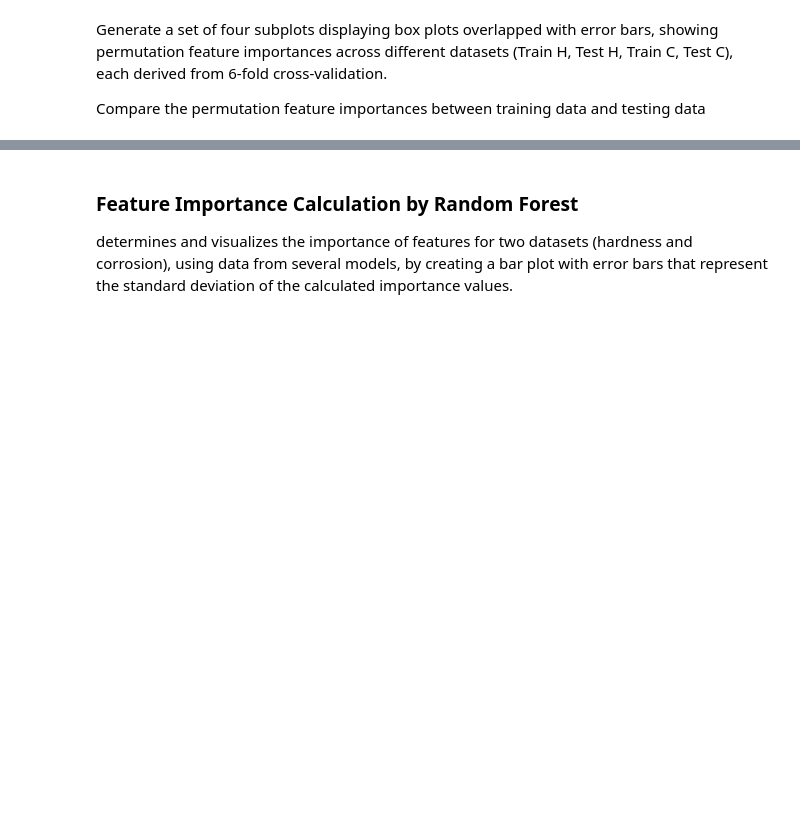
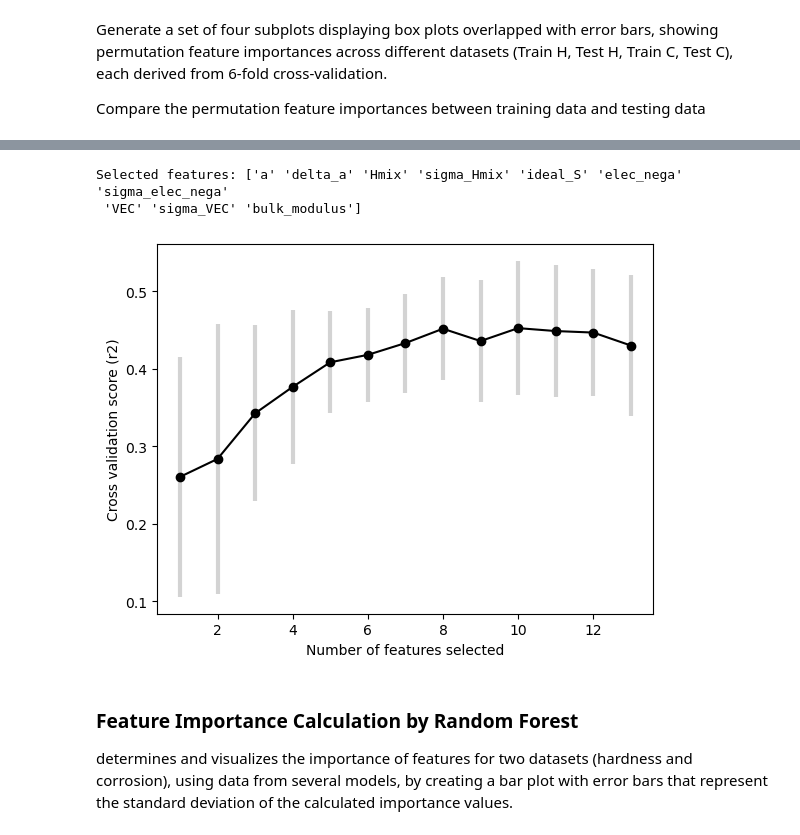
Before and after one commit to YXWU2014/CCA_representation_ML, a Jupyter notebook: Dataset_EDA_Pairplot_Feature_PCA_Mahalanobis/EDA_feature_calculation_selection.ipynb, the cells around one changed output, grey strips where cells are left out. Drawn from its saved outputs; the diff is of its cells as text; code cells hidden in the pictures; blank space fills up the shorter version.

```diff
--- a/Dataset_EDA_Pairplot_Feature_PCA_Mahalanobis/EDA_feature_calculation_selection.ipynb
+++ b/Dataset_EDA_Pairplot_Feature_PCA_Mahalanobis/EDA_feature_calculation_selection.ipynb
@@ -461,3 +502,50 @@ plt.show()
+# %%
+# Access the mask of selected features from the RFECV step in the pipeline.
+# The `support_` attribute of RFECV is a boolean mask that indicates which features were selected.
+selected_features_mask_H = pipeline_H.named_steps['preprocessor'].transformers_[
+    0][1].named_steps['rfecv'].support_
+
+# Print the selected features. This is done by indexing the array of elimination_features_H with the boolean mask.
+print(
+    f'Selected features: {np.array(elimination_features_H)[selected_features_mask_H]}')
+
+# Create a range representing the number of features from 1 to the total number of features in the elimination set.
+# This will be used as the x-axis in the plot.
+num_features = range(1, len(pipeline_H.named_steps['preprocessor'].transformers_[
+                     0][1].named_steps['rfecv'].cv_results_['mean_test_score']) + 1)
+
+# Initiate a new figure for the plot.
+plt.figure()
+
+# Set labels for the x-axis and y-axis.
+plt.xlabel("Number of features selected")
+plt.ylabel("Cross validation score (r2)")
+
+# Create an errorbar plot. The mean cross-validation score and its standard deviation are obtained from the `cv_results_` attribute of RFECV.
+# This plot shows how the model performance (in terms of R^2 score) changes as we select a different number of features.
+plt.errorbar(num_features,
+             pipeline_H.named_steps['preprocessor'].transformers_[
+                 0][1].named_steps['rfecv'].cv_results_['mean_test_score'],
+             yerr=pipeline_H.named_steps['preprocessor'].transformers_[
+                 0][1].named_steps['rfecv'].cv_results_['std_test_score'],
+             fmt='o-', color='black', ecolor='lightgray', elinewidth=3, capsize=0)
+
+# Display the plot.
+plt.show()
+
+
+
+
+
+# ------
+# to do list
+# ------
+
+# THE PROBLEM is the plotted R2 score is not from the full features - I feel it is only from part of the features
+# %% [output]
+Selected features: ['a' 'delta_a' 'Hmix' 'sigma_Hmix' 'ideal_S' 'elec_nega' 'sigma_elec_nega'
+ 'VEC' 'sigma_VEC' 'bulk_modulus']
+[figure, added]
 # %% [markdown]
 ### Feature Importance Calculation by Random Forest
 
```
Also changed, not shown: parts of 16 cells of this notebook.
